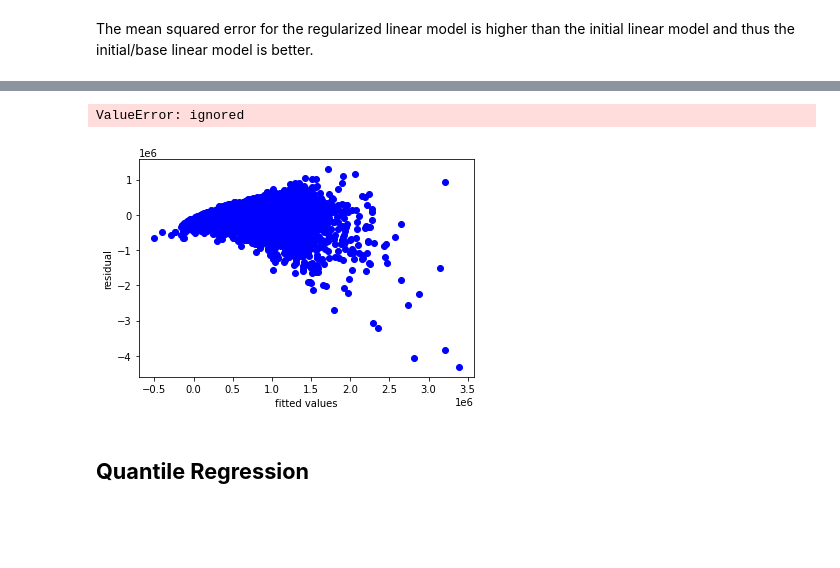
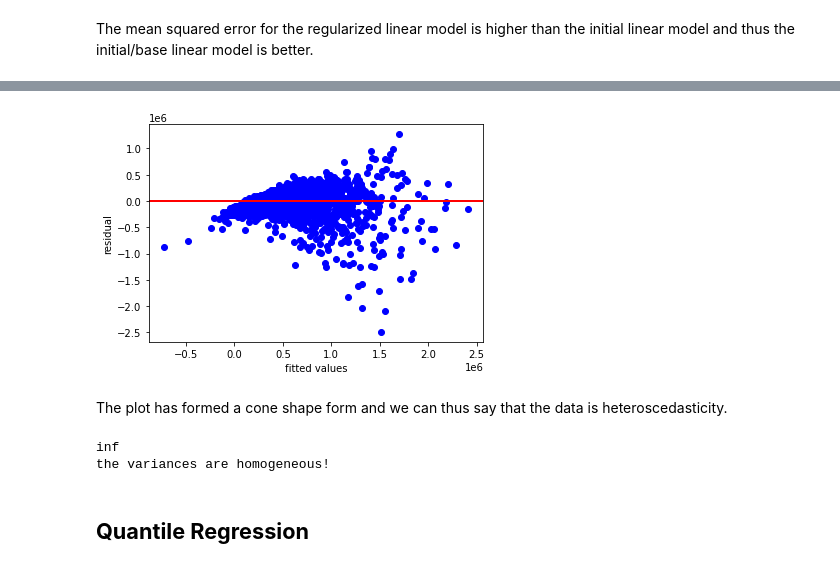
Before and after one commit to Mumo-vicky/House-Prices-Prediction, a Jupyter notebook: House_Prices_Prediction.ipynb, the cells around one changed output, grey strips where cells are left out. Cells and saved outputs as stored; diff of their text form; code cells hidden in the pictures; blank space fills up the shorter version.

```diff
--- a/House_Prices_Prediction.ipynb
+++ b/House_Prices_Prediction.ipynb
@@ -510,8 +512,5 @@ print(lin_reg.coef_)
 # %%
 #finding residuals.
-y1_pred = lin_reg.fit(x1,y1).predict(x1)
-residuals = np.subtract(y1_pred, y1)
-residuals = pd.DataFrame(residuals)
-#residuals=pd.DataFrame(residuals).describe()
+residuals = np.subtract(ya_pred, ya_test)
 print(residuals.mean())
 # %% [output]
@@ -536,13 +518,14 @@ residuals
 # %%
 #plotting the residuals against the predicted values to see the shape of the plot for visualization of heteroscedasticity
-plt.scatter(y1_pred, residuals, color='blue')
+plt.scatter(ya_pred, residuals, color='blue')
 plt.ylabel('residual')
 plt.xlabel('fitted values')
 plt.axhline(y= residuals.mean(), color='red', linewidth=2)
 plt.show()
 # %% [output]
-ValueError: ignored
-[figure, old version]
+[figure, new version]
+# %% [markdown]
+The plot has formed a cone shape form and we can thus say that the data is heteroscedasticity.
 # %%
 #performing bartlett's test
 test_result, p_value = sp.stats.bartlett(y1_pred.flatten(), residuals.flatten())
@@ -556,6 +539,9 @@ if (test_result > critical_value):
   print('the variances are unequal, and the model should be reassessed')
 else:
   print('the variances are homogeneous!')
+# %% [output]
+inf
+the variances are homogeneous!
 # %% [markdown]
 ## **Quantile Regression**
 # %% [markdown]
```
Also changed, not shown: parts of 43 cells of this notebook.
